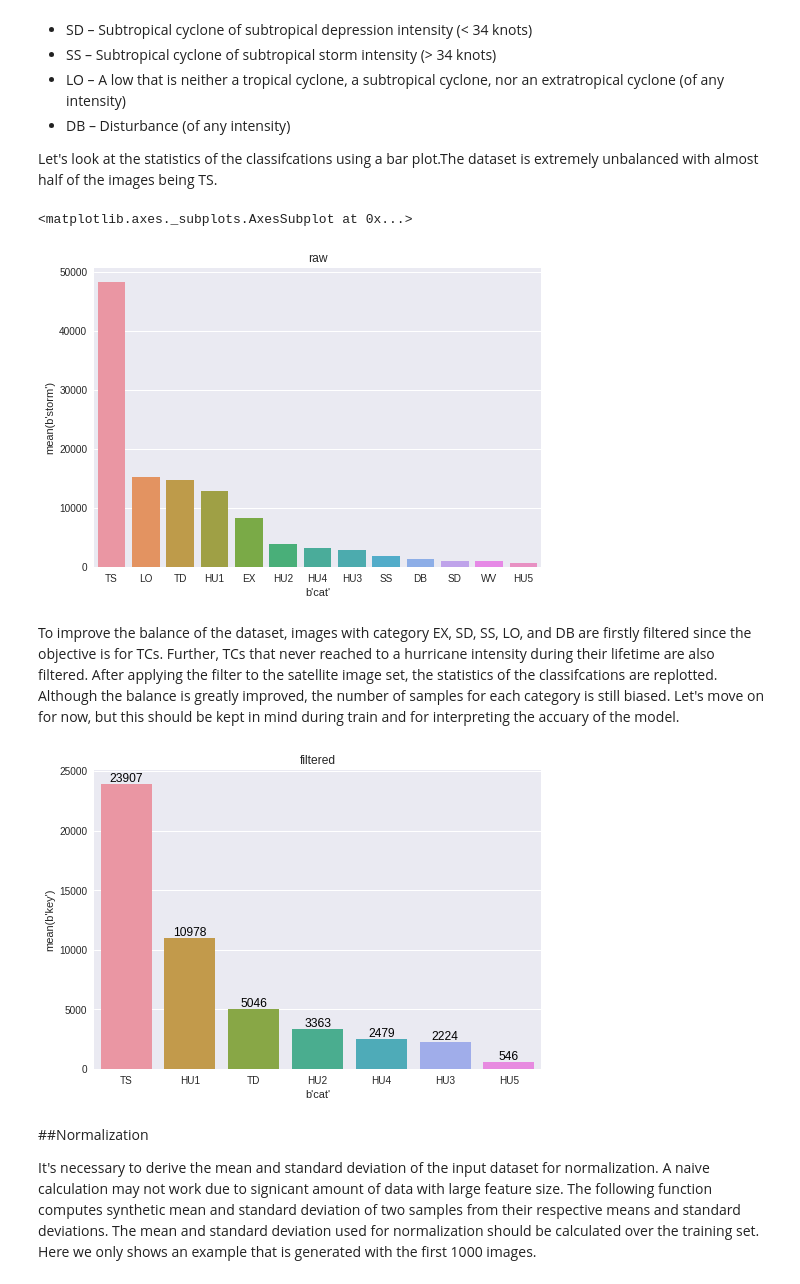
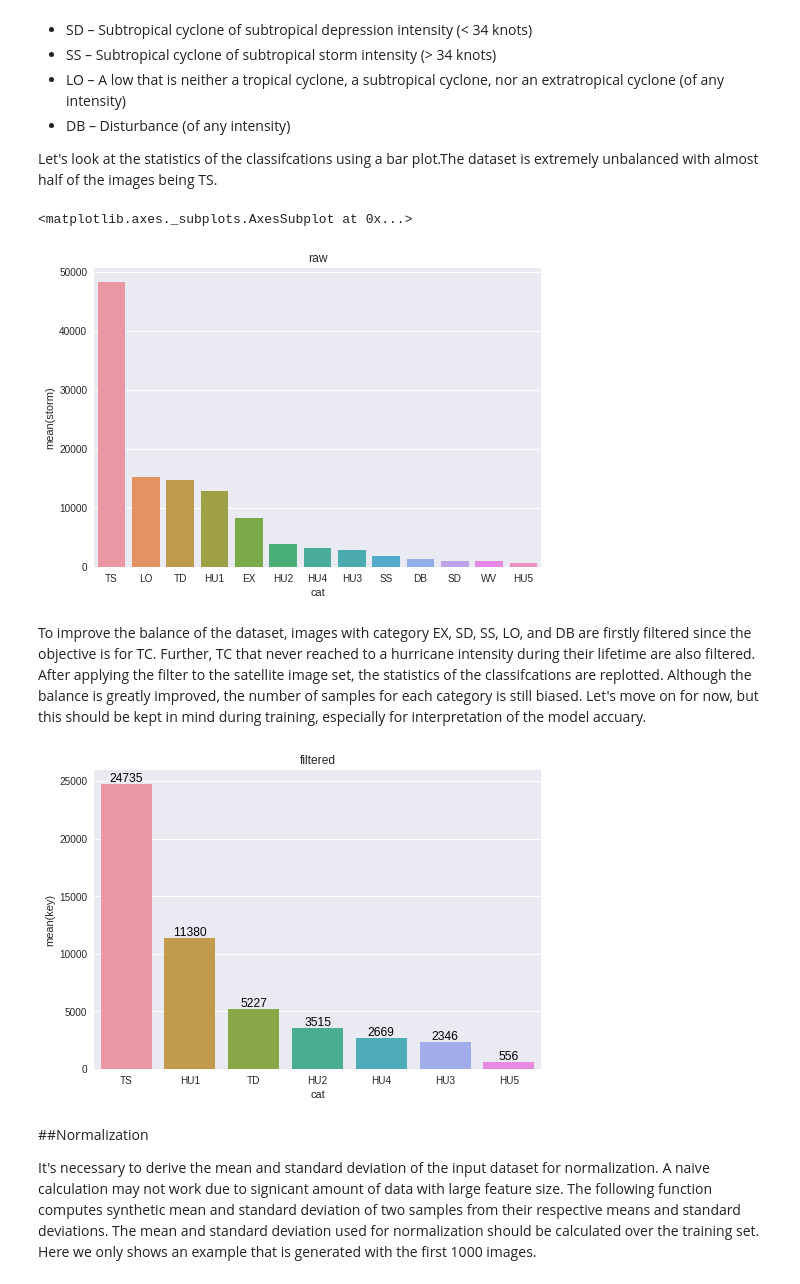
Before and after one commit to aachen6/deepTC, a Jupyter notebook: colab/deepTC_images_tracks_stats.ipynb, the cells around one changed output. Saved outputs shown, nothing was run; the diff lists cells and outputs as text; code cells hidden in the pictures.

```diff
--- a/colab/deepTC_images_tracks_stats.ipynb
+++ b/colab/deepTC_images_tracks_stats.ipynb
@@ -96,68 +97,74 @@ Let's look at the statistics of the classifcations using a bar plot.The dataset
 
 f_raw = p_data + os.sep + 'al_ir_track.msg'
 pd_raw = pd.read_msgpack(f_raw)
+storms = []
+for index, row in pd_raw.iterrows():
+  storms.append(row['image'].split('_')[0])
+pd_raw['storm'] = storms
 
-pd_raw[b'cat'] = pd_raw[b'cat'].str.decode('utf-8')
-count_raw = pd_raw.groupby(b'cat').count().reset_index()
-count_raw = count_raw.sort_values(b'storm', ascending=False)
+# pd_raw['cat'] = pd_raw['cat'].str.decode('utf-8')
+count_raw = pd_raw.groupby('cat').count().reset_index()
+count_raw = count_raw.sort_values('storm', ascending=False)
 
 f, ax = plt.subplots()
 ax.set_title('raw')
-sns.barplot(x=b'cat', y=b'storm', data=count_raw, ax=ax)
+sns.barplot(x='cat', y='storm', data=count_raw, ax=ax)
 # %% [output]
 <matplotlib.axes._subplots.AxesSubplot at 0x...>
-[figure, old version]
+[figure, new version]
 # %% [markdown]
-To improve the balance of the dataset, images with category EX, SD, SS, LO, and DB are firstly filtered since the objective is for TCs. Further, TCs that never reached to a hurricane intensity during their lifetime are also filtered. After applying the filter to the satellite image set, the statistics of the classifcations are replotted. Although the balance is greatly improved, the number of samples for each category is still biased. Let's move on for now, but this should be kept in mind during train and for interpreting the accuary of the model.
+To improve the balance of the dataset, images with category EX, SD, SS, LO, and DB are firstly filtered since the objective is for TC. Further, TC that never reached to a hurricane intensity during their lifetime are also filtered. After applying the filter to the satellite image set, the statistics of the classifcations are replotted. Although the balance is greatly improved, the number of samples for each category is still biased. Let's move on for now, but this should be kept in mind during training, especially for interpretation of the model accuary.
 # %%
-'''
-
+from zipfile import ZipFile
 # The filtered file has been generated
 
+cats = ['TS', 'TD', 'HU1', 'HU2', 'HU3', 'HU4', 'HU5']
 # remove weak storms that do not reach a hurricane level
 storms = set(pd_raw['storm'].tolist())
 for storm in set(pd_raw['storm'].tolist()):
   pd_storm = pd_raw[pd_raw['storm']==storm]
   sub_cats = set(pd_storm['cat'].tolist())
   common = sub_cats & set(['HU1', 'HU2', 'HU3', 'HU4', 'HU5'])
   if len(common)==0: storms.remove(storm)
 pd_sub = pd_raw[pd_raw['cat'].isin(cats)]
 pd_sub = pd_sub[pd_sub['storm'].isin(storms)]
 
 
 filtered = [] # filter images with greater than 5% black pixels
+f_image_zip = p_image + os.sep + 'AL.zip'
+img_archv = ZipFile(f_image_zip, 'r')
 for index, row in pd_sub.iterrows():
   try:
-    f_image = os.getcwd() + r'\image\AL' + os.sep + row['image']
-    img = Image.open(f_image)
+    temp = row['image'].split('.')[0].split('_')
+    f_image = temp[0] + '_' + temp[1] + '.jpg'
+    img = Image.open(img_archv.open(f_image))
     img = np.array(img)
     pct = np.count_nonzero(img)/float(img.size)
     if pct<0.95: continue
     key = row['storm'] + row['date'].strftime('%m%d%H%M')
-    filtered.append([key, row['cat'], row['image']])
+    filtered.append([key,row['cat'],row['win'],row['image']])
   except:
     continue
 
 f_filter = p_data + os.sep + 'al_ir_track_filtered.msg'
-pd_filter = pd.DataFrame(filtered, columns=['key','cat','image'])
+pd_filter = pd.DataFrame(filtered, columns=['key','cat','win','image'])
 pd_filter.to_msgpack(f_filter)
 
-'''
 
 f_filter = p_data + os.sep + 'al_ir_track_filtered.msg'
 pd_filter = pd.read_msgpack(f_filter)
-pd_filter[b'cat'] = pd_filter[b'cat'].str.decode('utf-8')
+#pd_filter['cat'] = pd_filter['cat'].str.decode('utf-8')
 
-count_filter = pd_filter.groupby(b'cat').count().reset_index()
-count_filter = count_filter.sort_values(b'key', ascending=False)
+count_filter = pd_filter.groupby('cat').count().reset_index()
+count_filter = count_filter.sort_values('key', ascending=False)
 
 f, ax = plt.subplots()
 ax.set_title('filtered')
-bar = sns.barplot(x=b'cat', y=b'key', data=count_filter, ax=ax)
+bar = sns.barplot(x='cat', y='key', data=count_filter, ax=ax)
 for i, (index, row) in enumerate(count_filter.iterrows()):
-    bar.text(i, row[b'key']+200, row[b'key'], color='black', ha='center')
+    bar.text(i, row['key']+200, row['key'], color='black', ha='center')
 # %% [output]
-[figure, old version]
+[figure, new version]
 # %% [markdown]
 ##Normalization
 
```
Also changed, not shown: parts of 3 cells of this notebook.
